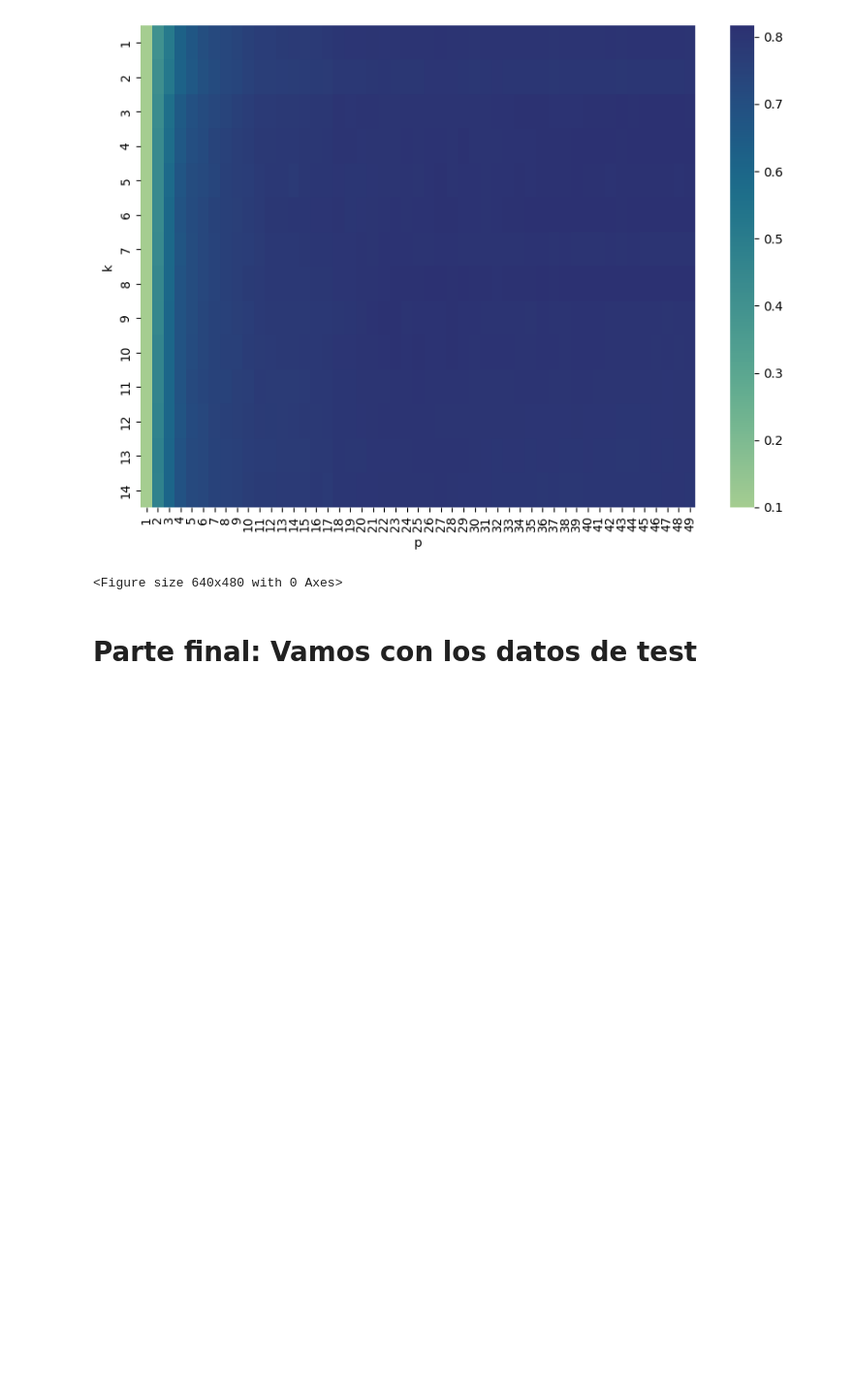
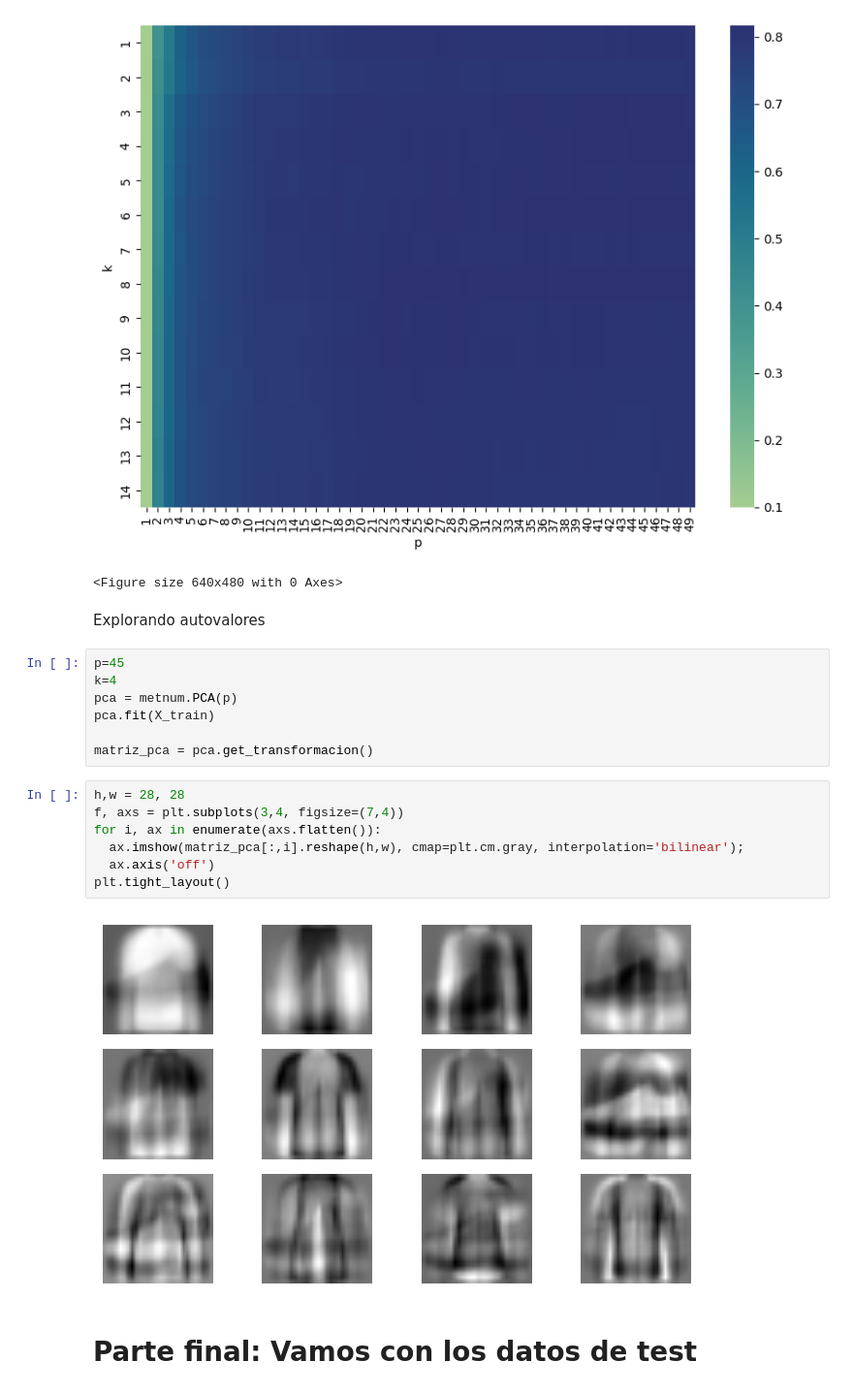
Before and after one commit to GonzaloConsoli/tp2-metodos, a Jupyter notebook: notebooks/tp2.ipynb, the cells around one changed output. Shown: that part at 97% size. Drawn from its saved outputs; the diff is of its cells as text; blank space fills up the shorter version.

```diff
--- a/notebooks/tp2.ipynb
+++ b/notebooks/tp2.ipynb
@@ -390,6 +407,24 @@ plt.savefig("images/heatmap_p_k.png")
 # %% [output]
 [figure]
 <Figure size 640x480 with 0 Axes>
+# %% [markdown]
+Explorando autovalores
+# %%
+p=45
+k=4
+pca = metnum.PCA(p)
+pca.fit(X_train)
+
+matriz_pca = pca.get_transformacion()
+# %%
+h,w = 28, 28
+f, axs = plt.subplots(3,4, figsize=(7,4))
+for i, ax in enumerate(axs.flatten()):
+  ax.imshow(matriz_pca[:,i].reshape(h,w), cmap=plt.cm.gray, interpolation='bilinear');
+  ax.axis('off')
+plt.tight_layout()
+# %% [output]
+[figure, added]
 # %% [markdown]
 # Parte final: Vamos con los datos de test
 # %%
```
Also changed, not shown: parts of 6 cells of this notebook.
